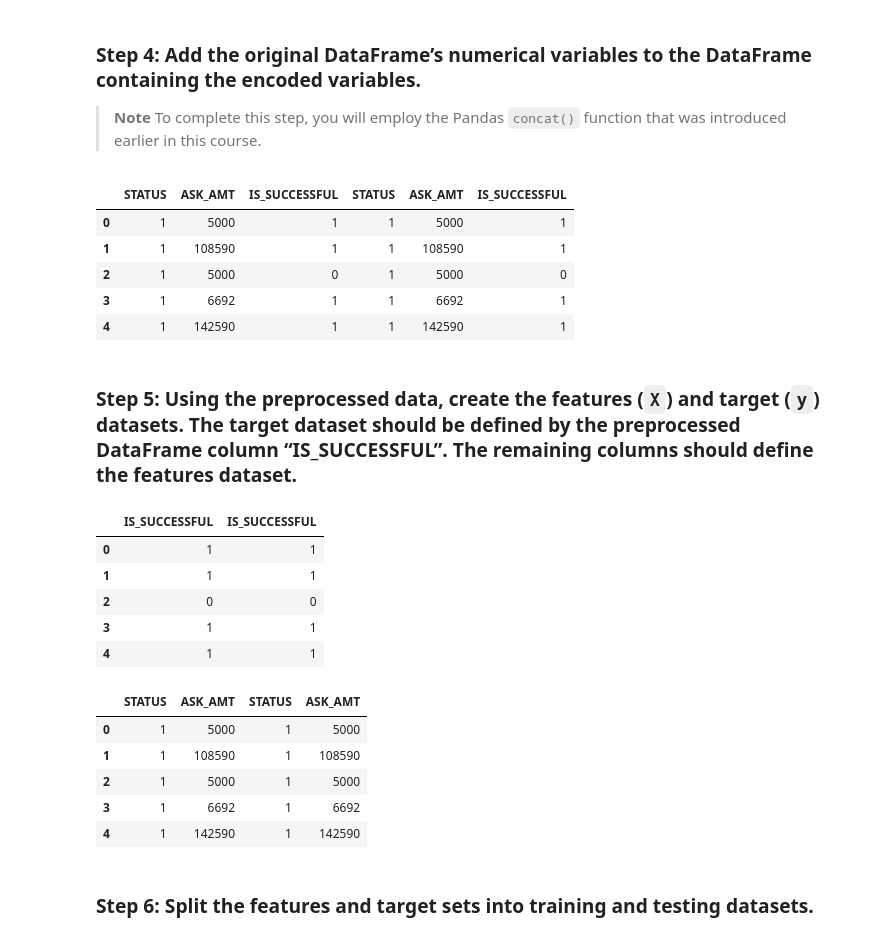
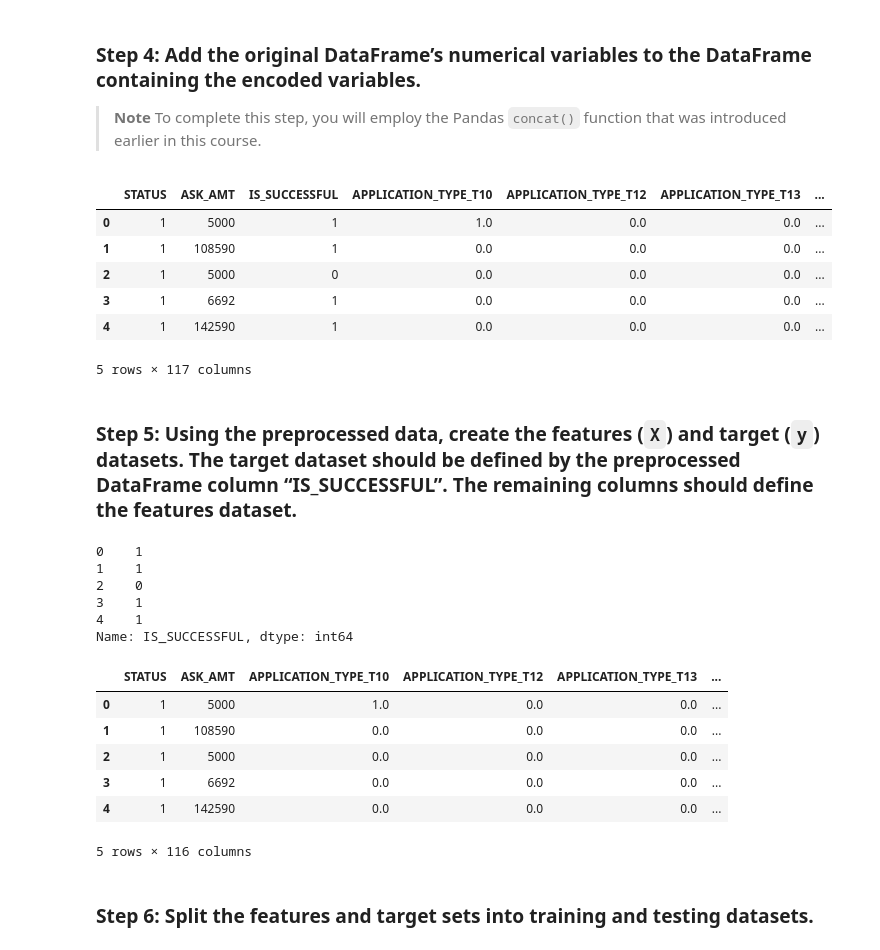
Before and after one commit to OhTarnishedOne/Colab, a Jupyter notebook: GC_venture_funding_with_deep_learning.ipynb, the cells around one changed output. Saved outputs shown, nothing was run; the diff lists cells and outputs as text; code cells hidden in the pictures.

```diff
--- a/GC_venture_funding_with_deep_learning.ipynb
+++ b/GC_venture_funding_with_deep_learning.ipynb
@@ -194,24 +195,24 @@ encoded_df.head()
 > **Note** To complete this step, you will employ the Pandas `concat()` function that was introduced earlier in this course.
 # %%
 # Add the numerical variables from the original DataFrame to the one-hot encoding DataFrame
-encoded_df = applicant_data_df.drop(columns = categorical_variables)
 encoded_df = pd.concat(
     [
         applicant_data_df[["STATUS", "ASK_AMT", "IS_SUCCESSFUL"]],
         encoded_df
     ],
     axis=1
 )
 
 # Review the Dataframe
 encoded_df.head()
 # %% [output]
-|  | STATUS | ASK_AMT | IS_SUCCESSFUL | STATUS | ASK_AMT | IS_SUCCESSFUL |
-| 0 | 1 | 5000 | 1 | 1 | 5000 | 1 |
-| 1 | 1 | 108590 | 1 | 1 | 108590 | 1 |
-| 2 | 1 | 5000 | 0 | 1 | 5000 | 0 |
-| 3 | 1 | 6692 | 1 | 1 | 6692 | 1 |
-| 4 | 1 | 142590 | 1 | 1 | 142590 | 1 |
+|  | STATUS | ASK_AMT | IS_SUCCESSFUL | APPLICATION_TYPE_T10 | APPLICATION_TYPE_T12 | APPLICATION_TYPE_T13 | ... |
+| 0 | 1 | 5000 | 1 | 1.0 | 0.0 | 0.0 | ... |
+| 1 | 1 | 108590 | 1 | 0.0 | 0.0 | 0.0 | ... |
+| 2 | 1 | 5000 | 0 | 0.0 | 0.0 | 0.0 | ... |
+| 3 | 1 | 6692 | 1 | 0.0 | 0.0 | 0.0 | ... |
+| 4 | 1 | 142590 | 1 | 0.0 | 0.0 | 0.0 | ... |
+5 rows × 117 columns
 # %% [markdown]
 ### Step 5: Using the preprocessed data, create the features (`X`) and target (`y`) datasets. The target dataset should be defined by the preprocessed DataFrame column “IS_SUCCESSFUL”. The remaining columns should define the features dataset.
 # %%
@@ -221,12 +222,12 @@ y = encoded_df["IS_SUCCESSFUL"]
 # Display a sample of y
 y[:5]
 # %% [output]
-|  | IS_SUCCESSFUL | IS_SUCCESSFUL |
-| 0 | 1 | 1 |
-| 1 | 1 | 1 |
-| 2 | 0 | 0 |
-| 3 | 1 | 1 |
-| 4 | 1 | 1 |
+0    1
+1    1
+2    0
+3    1
+4    1
+Name: IS_SUCCESSFUL, dtype: int64
 # %%
 # Define features set X by selecting all columns but IS_SUCCESSFUL
 X = encoded_df.drop(columns=["IS_SUCCESSFUL"])
@@ -234,12 +235,13 @@ X = encoded_df.drop(columns=["IS_SUCCESSFUL"])
 # Review the features DataFrame
 X.head()
 # %% [output]
-|  | STATUS | ASK_AMT | STATUS | ASK_AMT |
-| 0 | 1 | 5000 | 1 | 5000 |
-| 1 | 1 | 108590 | 1 | 108590 |
-| 2 | 1 | 5000 | 1 | 5000 |
-| 3 | 1 | 6692 | 1 | 6692 |
-| 4 | 1 | 142590 | 1 | 142590 |
+|  | STATUS | ASK_AMT | APPLICATION_TYPE_T10 | APPLICATION_TYPE_T12 | APPLICATION_TYPE_T13 | ... |
+| 0 | 1 | 5000 | 1.0 | 0.0 | 0.0 | ... |
+| 1 | 1 | 108590 | 0.0 | 0.0 | 0.0 | ... |
+| 2 | 1 | 5000 | 0.0 | 0.0 | 0.0 | ... |
+| 3 | 1 | 6692 | 0.0 | 0.0 | 0.0 | ... |
+| 4 | 1 | 142590 | 0.0 | 0.0 | 0.0 | ... |
+5 rows × 116 columns
 # %% [markdown]
 ### Step 6: Split the features and target sets into training and testing datasets.
 # %%
```
Also changed, not shown: parts of 32 cells of this notebook.
